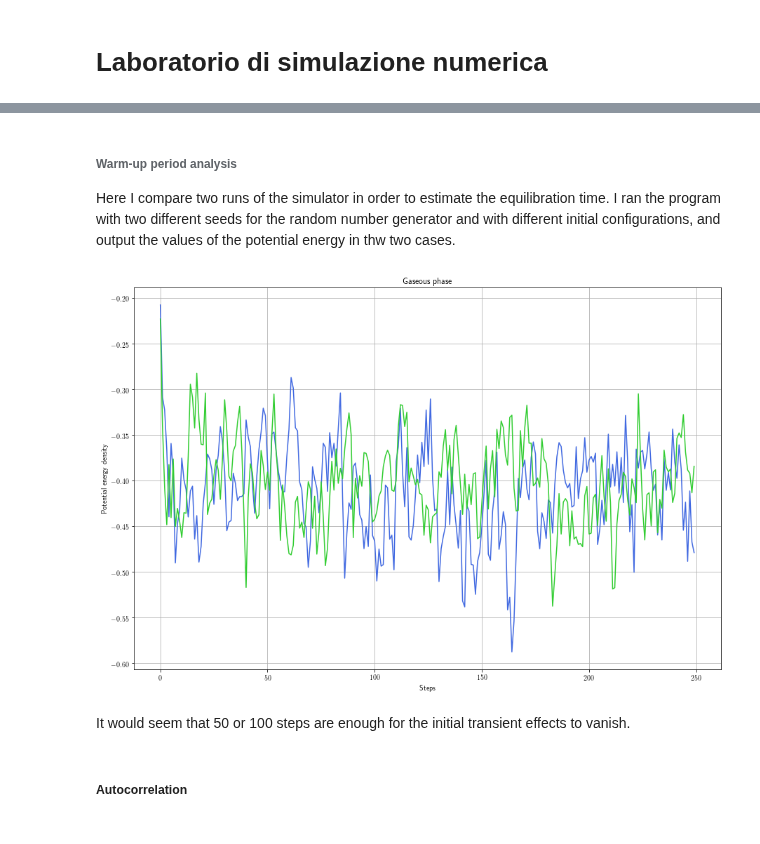
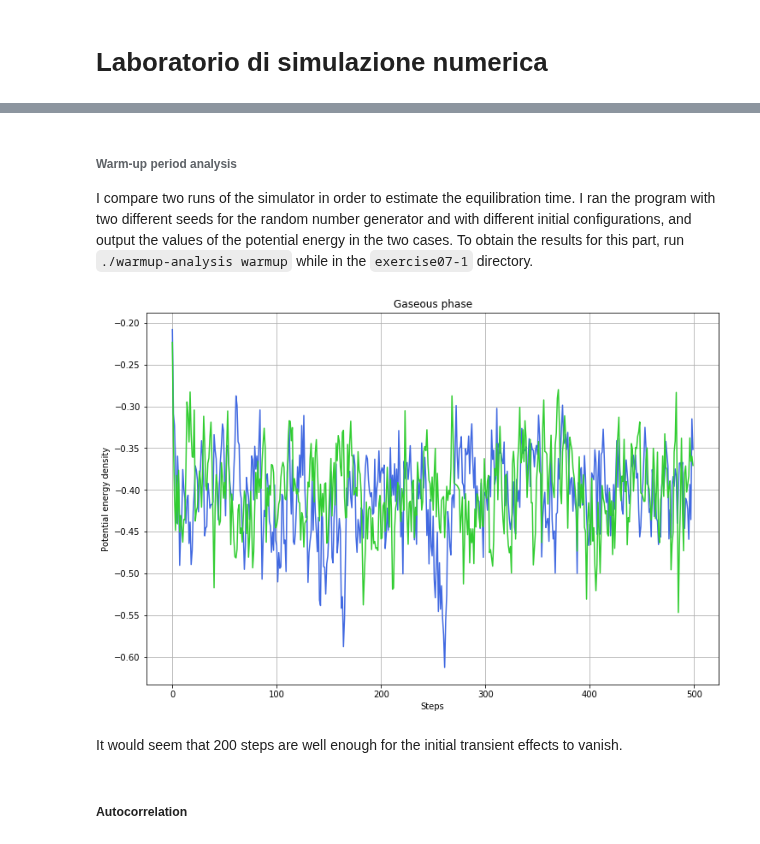
Before and after one commit to phaerrax/lab-simulazione-numerica, a Jupyter notebook: exercise07/exercise07.ipynb, the cells around one changed output, grey strips where cells are left out. Drawn from its saved outputs; the diff is of its cells as text; code cells hidden in the pictures.

```diff
--- a/exercise07/exercise07.ipynb
+++ b/exercise07/exercise07.ipynb
@@ -3,11 +3,8 @@
 # %%
 import matplotlib
 import matplotlib.pyplot as plt
-matplotlib.rcParams['text.usetex'] = True
 import numpy as np
 import math
 import string
 from scipy.optimize import curve_fit
-
-colors = ["firebrick", "limegreen", "royalblue", "darkorange"]
 # %% [markdown]
@@ -44,22 +14,23 @@ The simulations that produced the following results used these parameters (in re
 # %% [markdown]
 ###### Warm-up period analysis
-Here I compare two runs of the simulator in order to estimate the equilibration time.
-I ran the program with two different seeds for the random number generator and with different initial configurations, and output the values of the potential energy in thw two cases.
+I compare two runs of the simulator in order to estimate the equilibration time.
+I ran the program with two different seeds for the random number generator and with different initial configurations, and output the values of the potential energy in the two cases.
+To obtain the results for this part, run `./warmup-analysis warmup` while in the `exercise07-1` directory.
 # %%
 u1, u2 = np.loadtxt(prefix + "warmup_analysis_output.dat", unpack = True)
 
-plt.figure(figsize = (15, 10))
-max_steps = 250
+plt.figure(figsize = (12, 8))
+max_steps = 500
 plt.title('Gaseous phase')
 plt.xlabel('Steps')
 plt.ylabel('Potential energy density')
 plt.plot(range(max_steps), u1[:max_steps], color = "royalblue")
 plt.plot(range(max_steps), u2[:max_steps], color = "limegreen")
 plt.grid(True)
 plt.show()
 # %% [output]
-[figure, old version]
+[figure, new version]
 # %% [markdown]
-It would seem that 50 or 100 steps are enough for the initial transient effects to vanish.
+It would seem that 200 steps are well enough for the initial transient effects to vanish.
 # %% [markdown]
 ##### Autocorrelation
```
Also changed, not shown: parts of 11 cells of this notebook, 10 other files.
